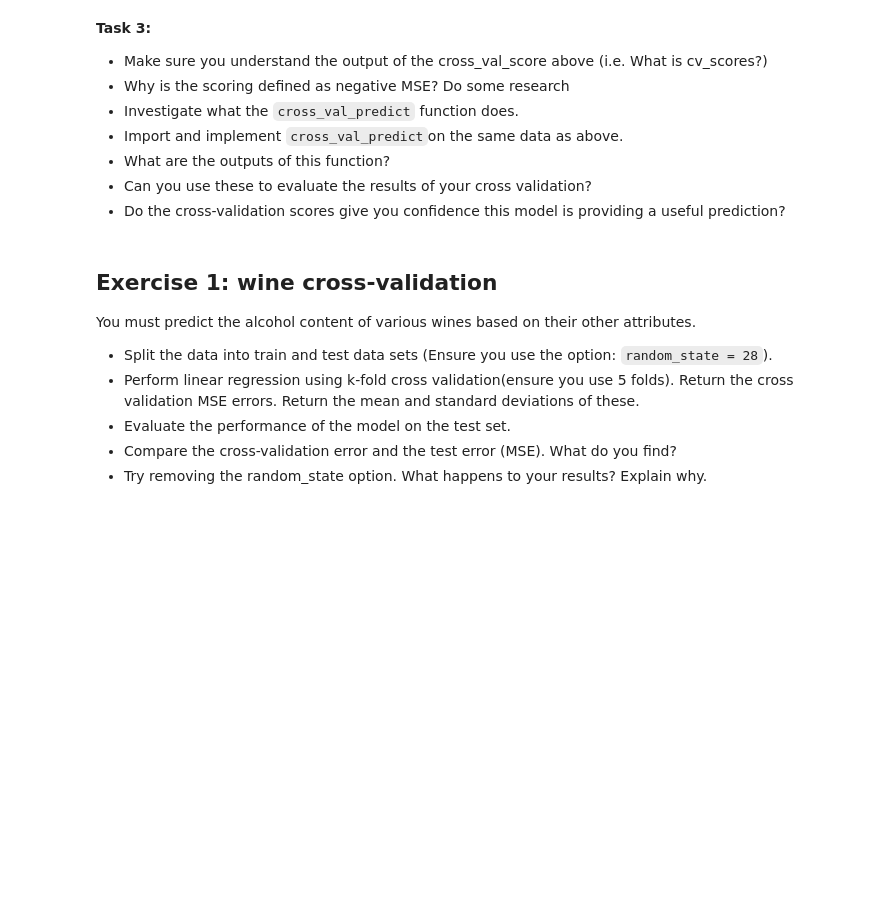
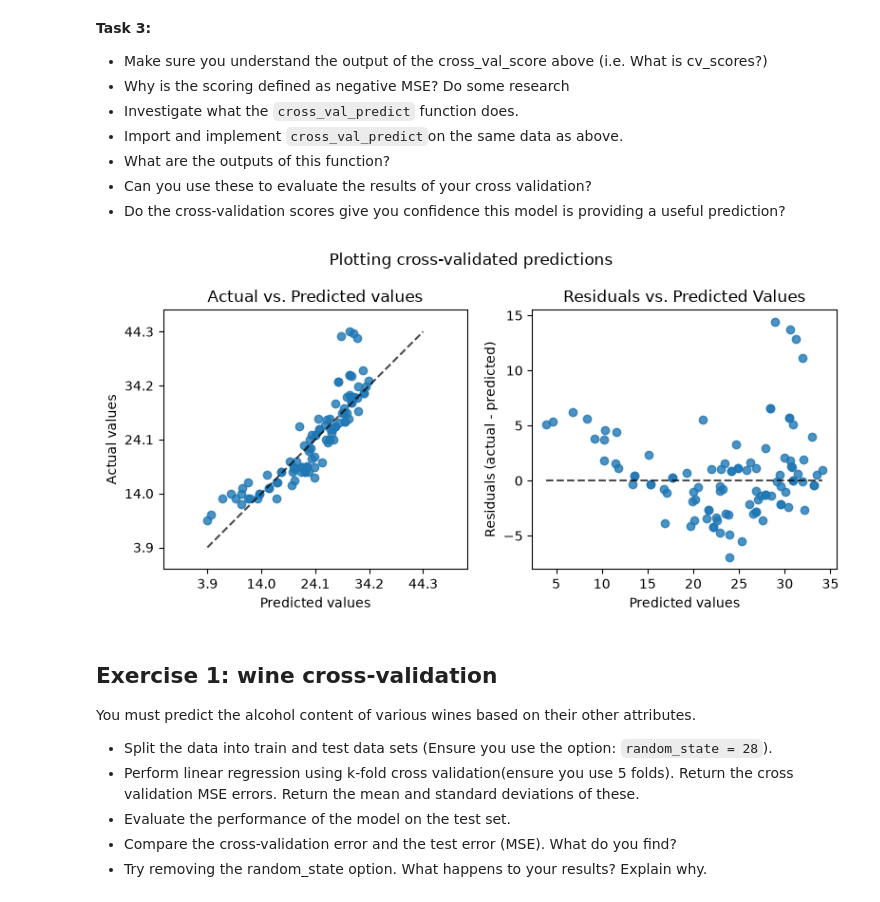
Before and after one commit to srcccninta/RegLin, a Jupyter notebook: RL_Ressources/Notebooks/03-CrossValidation_Regularisation.ipynb, the cells around one changed output. Saved outputs shown, nothing was run; the diff lists cells and outputs as text; code cells hidden in the pictures; blank space fills up the shorter version.

```diff
--- a/RL_Ressources/Notebooks/03-CrossValidation_Regularisation.ipynb
+++ b/RL_Ressources/Notebooks/03-CrossValidation_Regularisation.ipynb
@@ -79,7 +79,7 @@ for train_index, valid_index in kf.split(X): # kf.split(X) is an iterable which
 # %% [markdown]
 We can apply this to any data set to perform operations as it gives us the dataframe/numpy array indicies in each loop to select the appropriate data for each fold. For example we can apply this to the auto data set. This contains rows which correspond to individual cars and their attributes.
 # %%
-auto = pd.read_csv('./data/Auto.csv')
+auto = pd.read_csv('/home/sami.chircop@Digital-Grenoble.local/Documents/RegLin/RL_Ressources/data/Auto.csv')
 auto = auto[auto.horsepower != '?']
 auto['horsepower'] = auto.horsepower.astype(int)
 auto.reset_index(inplace=True, drop=True)
@@ -231,3 +235,41 @@ array([-14.97430765, -10.90595243,  -5.99170861, -15.58754466,
+# %%
+# solution
+#cv_scores is an array of each negative mean squared error for each 5 folds.
+#The negative mean squared error is  just the MSE with a negative sign before. Apparently, it's a convention of Sklearn. It means this indicator hsould be maximized.
+# cross_val_predict takes estimator, X, y, and folds. It splits the data in folds and returns a prediction on y based on the model
+# the output is an array of y predictions
+
+from sklearn.model_selection import cross_val_predict
+
+y_pred = cross_val_predict(lin_reg, auto, mpg, cv = 5)
+
+import matplotlib.pyplot as plt
+from sklearn.metrics import PredictionErrorDisplay
+
+fig, axs = plt.subplots(ncols=2, figsize=(8, 4))
+PredictionErrorDisplay.from_predictions(
+    mpg,
+    y_pred=y_pred,
+    kind="actual_vs_predicted",
+    subsample=100,
+    ax=axs[0],
+    random_state=0,
+)
+axs[0].set_title("Actual vs. Predicted values")
+PredictionErrorDisplay.from_predictions(
+    mpg,
+    y_pred=y_pred,
+    kind="residual_vs_predicted",
+    subsample=100,
+    ax=axs[1],
+    random_state=0,
+)
+axs[1].set_title("Residuals vs. Predicted Values")
+fig.suptitle("Plotting cross-validated predictions")
+plt.tight_layout()
+plt.show()
+# %% [output]
+[figure, added]
 # %% [markdown]
 ## Exercise 1: wine cross-validation
 
```
Also changed, not shown: parts of 6 cells of this notebook.
